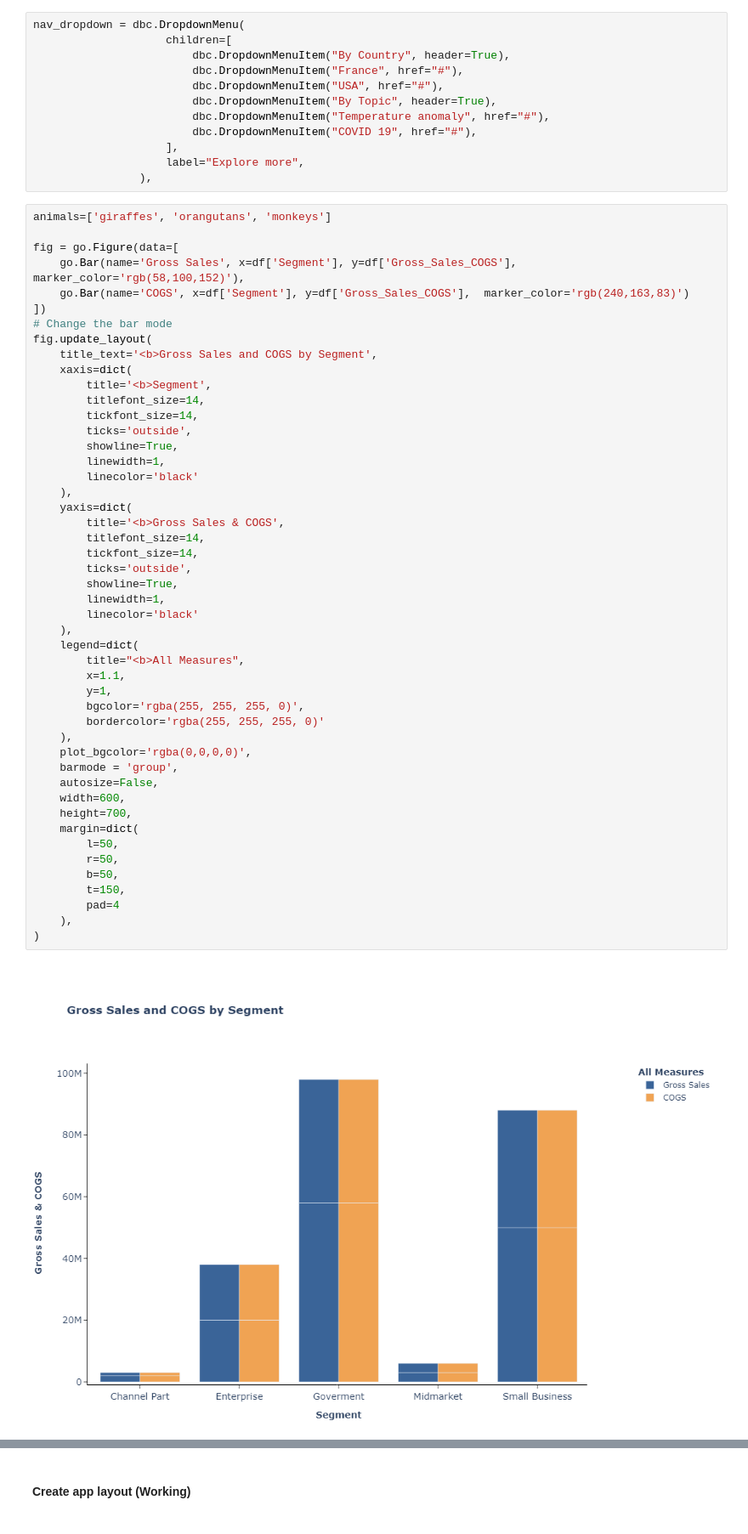
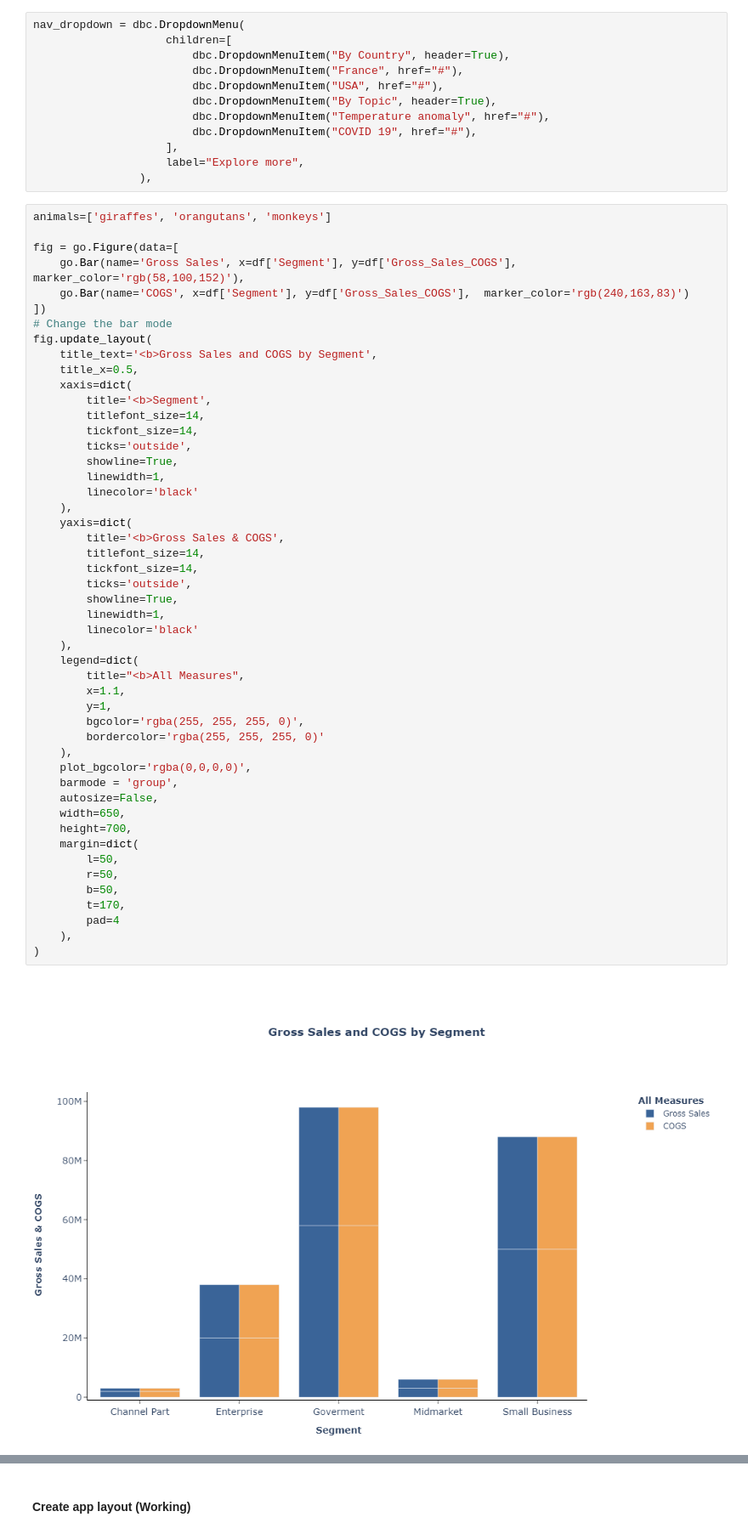
Before and after one commit to jupyter-naas/summer-dashboarding, a Jupyter notebook: dashboards/3-Revenue COGS by Segment/revenue_cogs_by_segment.ipynb, the cells around one changed output, grey strips where cells are left out. Shown at 85% size. Cells and saved outputs as stored; diff of their text form.

```diff
--- a/dashboards/3-Revenue COGS by Segment/revenue_cogs_by_segment.ipynb
+++ b/dashboards/3-Revenue COGS by Segment/revenue_cogs_by_segment.ipynb
@@ -210,6 +220,7 @@ fig = go.Figure(data=[
 # Change the bar mode
 fig.update_layout(
     title_text='<b>Gross Sales and COGS by Segment',
+    title_x=0.5,
     xaxis=dict(
         title='<b>Segment',
         titlefont_size=14,
@@ -220,33 +231,33 @@ fig.update_layout(
         linecolor='black'
     ),
     yaxis=dict(
         title='<b>Gross Sales & COGS',
         titlefont_size=14,
         tickfont_size=14,
         ticks='outside',
         showline=True,
         linewidth=1,
         linecolor='black'
     ),
     legend=dict(
         title="<b>All Measures",
         x=1.1,
         y=1,
         bgcolor='rgba(255, 255, 255, 0)',
         bordercolor='rgba(255, 255, 255, 0)'
     ),
     plot_bgcolor='rgba(0,0,0,0)',
     barmode = 'group',
     autosize=False,
-    width=600,
+    width=650,
     height=700,
     margin=dict(
         l=50,
         r=50,
         b=50,
-        t=150,
+        t=170,
         pad=4
     ),
 )
 # %% [output]
-[figure, old version]
+[figure, new version]
```
Also changed, not shown: parts of 4 cells of this notebook.
